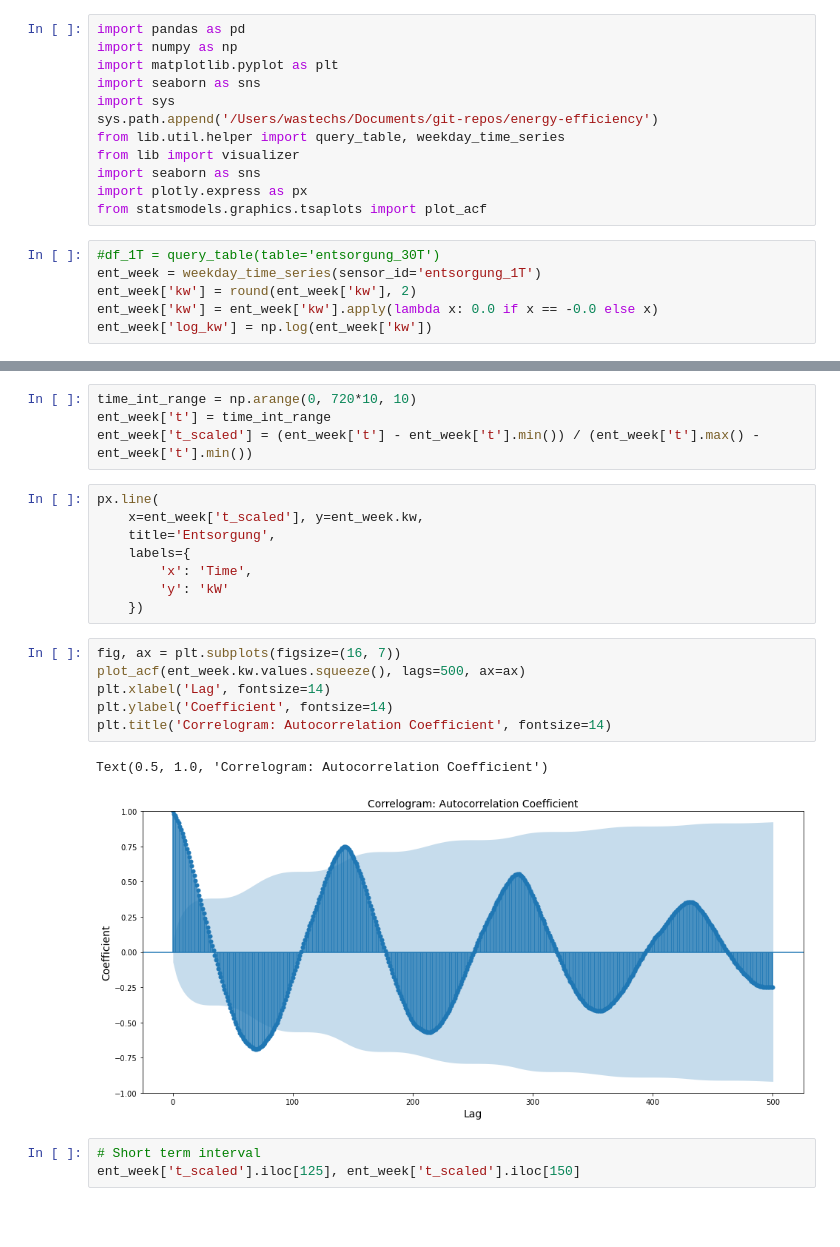
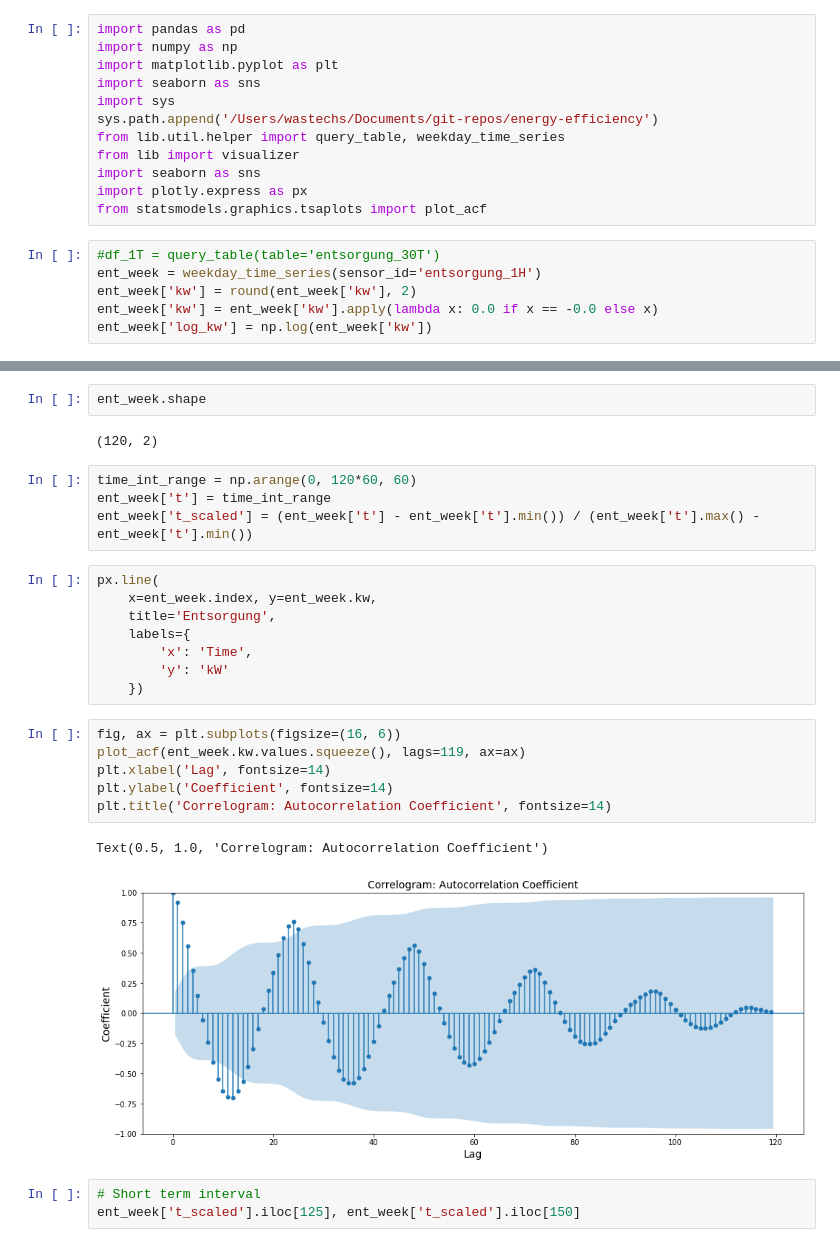
Before and after one commit to GStechschulte/energy-efficiency, a Jupyter notebook: EDA/gassmann_load_profiles/entsorgung.ipynb, the cells around one changed output, grey strips where cells are left out. Drawn from its saved outputs; the diff is of its cells as text; blank space fills up the shorter version.

Commit message:
re-run code for report images

```diff
--- a/EDA/gassmann_load_profiles/entsorgung.ipynb
+++ b/EDA/gassmann_load_profiles/entsorgung.ipynb
@@ -12,7 +12,7 @@ import plotly.express as px
 from statsmodels.graphics.tsaplots import plot_acf
 # %%
 #df_1T = query_table(table='entsorgung_30T')
-ent_week = weekday_time_series(sensor_id='entsorgung_1T')
+ent_week = weekday_time_series(sensor_id='entsorgung_1H')
 ent_week['kw'] = round(ent_week['kw'], 2)
 ent_week['kw'] = ent_week['kw'].apply(lambda x: 0.0 if x == -0.0 else x)
 ent_week['log_kw'] = np.log(ent_week['kw'])
@@ -40,24 +54,28 @@ plt.show()
+# %%
+ent_week.shape
+# %% [output]
+(120, 2)
 # %%
-time_int_range = np.arange(0, 720*10, 10)
+time_int_range = np.arange(0, 120*60, 60)
 ent_week['t'] = time_int_range
 ent_week['t_scaled'] = (ent_week['t'] - ent_week['t'].min()) / (ent_week['t'].max() - ent_week['t'].min())
 # %%
 px.line(
-    x=ent_week['t_scaled'], y=ent_week.kw,
+    x=ent_week.index, y=ent_week.kw,
     title='Entsorgung',
     labels={
         'x': 'Time',
         'y': 'kW'
     })
 # %%
-fig, ax = plt.subplots(figsize=(16, 7))
-plot_acf(ent_week.kw.values.squeeze(), lags=500, ax=ax)
+fig, ax = plt.subplots(figsize=(16, 6))
+plot_acf(ent_week.kw.values.squeeze(), lags=119, ax=ax)
 plt.xlabel('Lag', fontsize=14)
 plt.ylabel('Coefficient', fontsize=14)
 plt.title('Correlogram: Autocorrelation Coefficient', fontsize=14)
 # %% [output]
 Text(0.5, 1.0, 'Correlogram: Autocorrelation Coefficient')
-[figure, old version]
+[figure, new version]
 # %%
 # Short term interval
 ent_week['t_scaled'].iloc[125], ent_week['t_scaled'].iloc[150]
```
Also changed, not shown: parts of 3 cells of this notebook.
